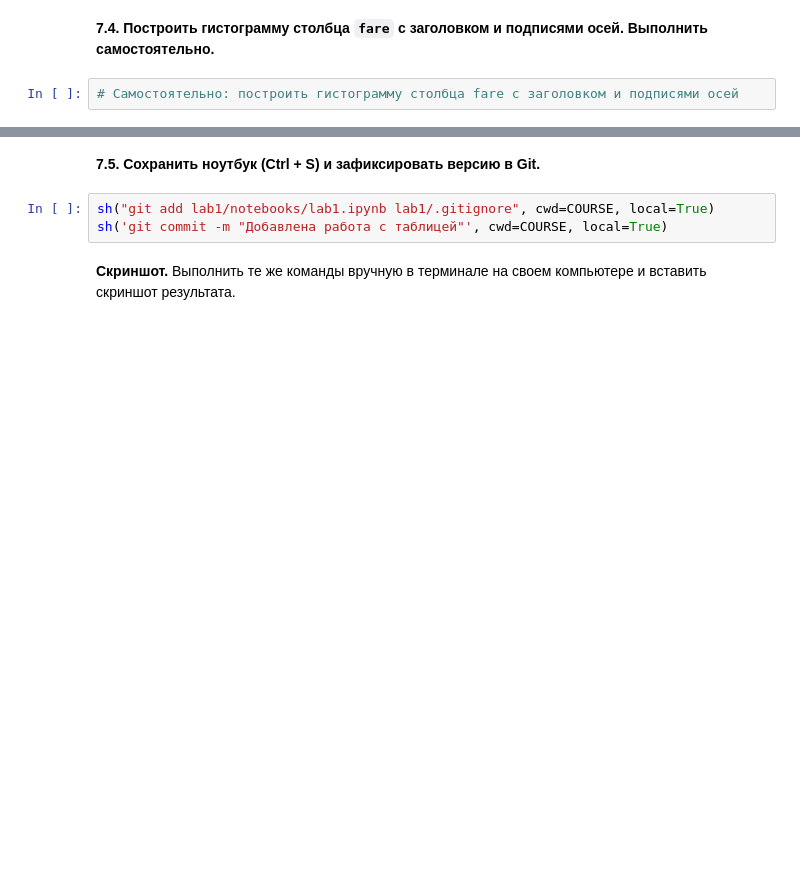
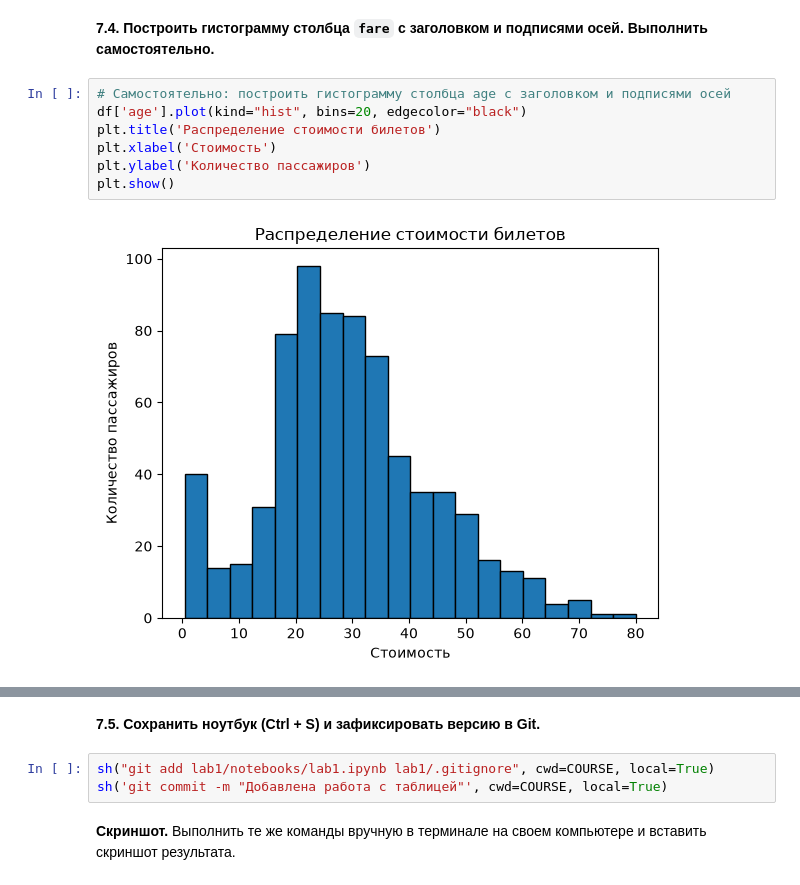
Before and after one commit to naumovroman/ai, a Jupyter notebook: lab1/notebooks/lab1.ipynb, the cells around one changed output, grey strips where cells are left out. Saved outputs shown, nothing was run; the diff lists cells and outputs as text; blank space fills up the shorter version.

```diff
--- a/lab1/notebooks/lab1.ipynb
+++ b/lab1/notebooks/lab1.ipynb
@@ -575,6 +602,13 @@ print()
 # %% [markdown]
 **7.4. Построить гистограмму столбца `fare` с заголовком и подписями осей. Выполнить самостоятельно.**
 # %%
-# Самостоятельно: построить гистограмму столбца fare с заголовком и подписями осей
+# Самостоятельно: построить гистограмму столбца age с заголовком и подписями осей
+df['age'].plot(kind="hist", bins=20, edgecolor="black")
+plt.title('Распределение стоимости билетов')
+plt.xlabel('Стоимость')
+plt.ylabel('Количество пассажиров')
+plt.show()
+# %% [output]
+[figure, added]
 # %% [markdown]
 **Описание работы.** Написать 3–4 предложения собственными словами: какие библиотеки подключены, что делает каждая ячейка, что изображено на графике (оси и единицы измерения).
```
Also changed, not shown: parts of 8 cells of this notebook.
